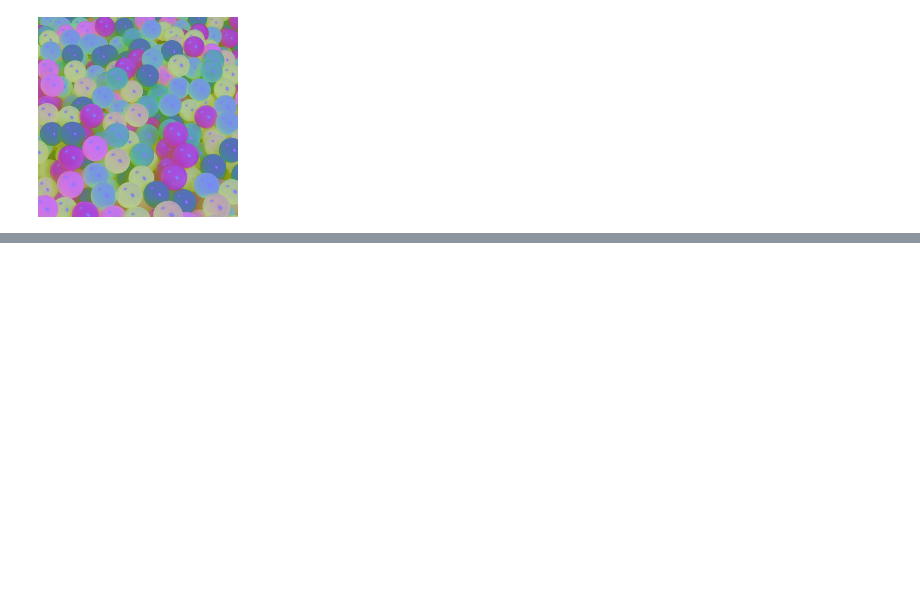
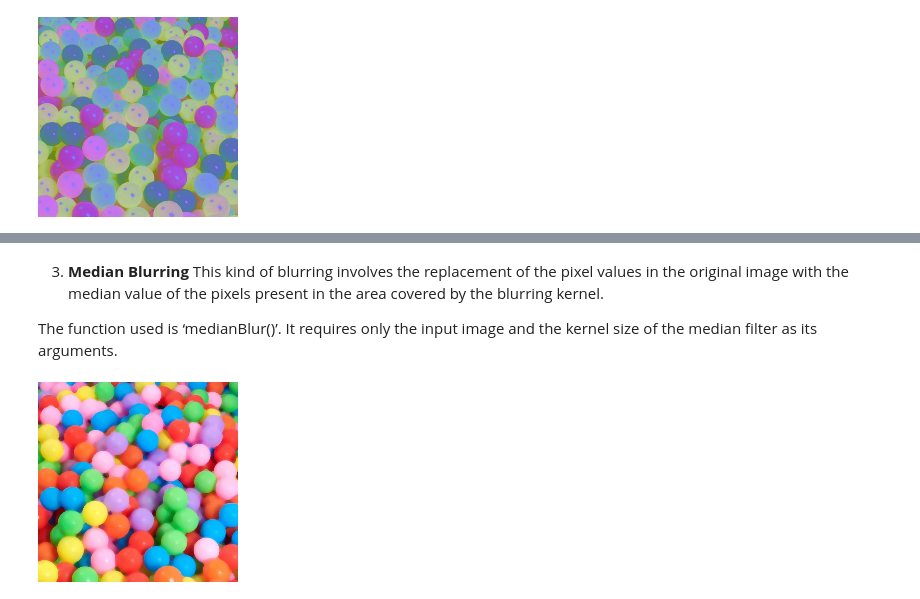
Before and after one commit to jinfeijoy/computer_vision, a Jupyter notebook: CV_for_beginners.ipynb, the cells around one changed output, grey strips where cells are left out. Drawn from its saved outputs; the diff is of its cells as text; code cells hidden in the pictures; blank space fills up the shorter version.

```diff
--- a/CV_for_beginners.ipynb
+++ b/CV_for_beginners.ipynb
@@ -97,0 +171,10 @@ cv2_imshow(LAB_image)
+# %% [markdown]
+3. **Median Blurring**
+This kind of blurring involves the replacement of the pixel values in the original image with the median value of the pixels present in the area covered by the blurring kernel.
+
+The function used is ‘medianBlur()’. It requires only the input image and the kernel size of the median filter as its arguments.
+# %%
+median_blur = cv2.medianBlur(img, 5)
+cv2_imshow(median_blur)
+# %% [output]
+[figure, added]
```
Also changed, not shown: parts of 16 cells of this notebook.
